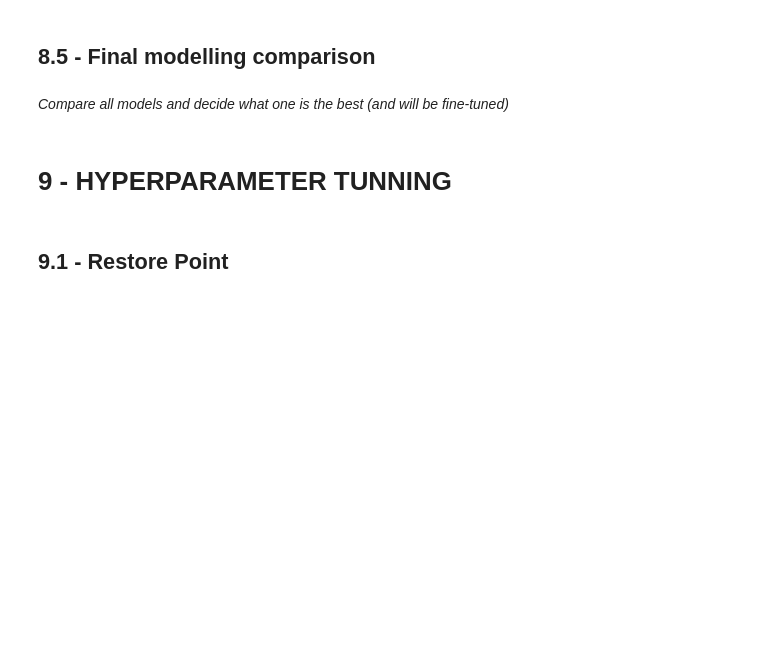
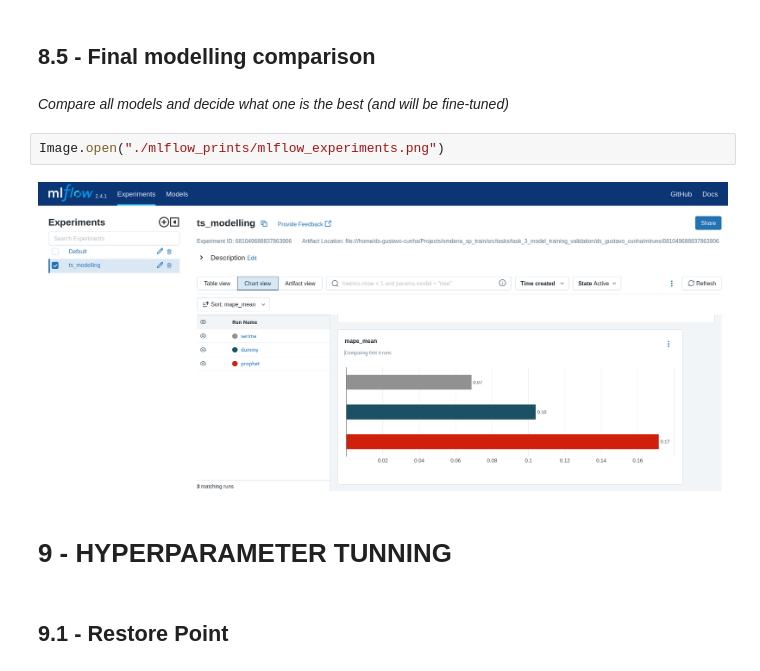
Before and after one commit to OmdenaAI/sao-paulo-chapter-passenger-demand, a Jupyter notebook: src/tasks/task_3_model_training_validation/ds_gustavo_cunha/0.0_gustavo-cunha_first_iteration.ipynb, the cells around one changed output. Saved outputs shown, nothing was run; the diff lists cells and outputs as text; blank space fills up the shorter version.

```diff
--- a/src/tasks/task_3_model_training_validation/ds_gustavo_cunha/0.0_gustavo-cunha_first_iteration.ipynb
+++ b/src/tasks/task_3_model_training_validation/ds_gustavo_cunha/0.0_gustavo-cunha_first_iteration.ipynb
@@ -2427,6 +2194,10 @@ test_forecast.head()
 ## 8.5 - Final modelling comparison
 # %% [markdown]
 *Compare all models and decide what one is the best (and will be fine-tuned)*
+# %%
+Image.open("./mlflow_prints/mlflow_experiments.png")
+# %% [output]
+[figure, added]
 # %% [markdown]
 # **9 - HYPERPARAMETER TUNNING**
 # %% [markdown]
```
Also changed, not shown: parts of 39 cells of this notebook, 3 other files.
